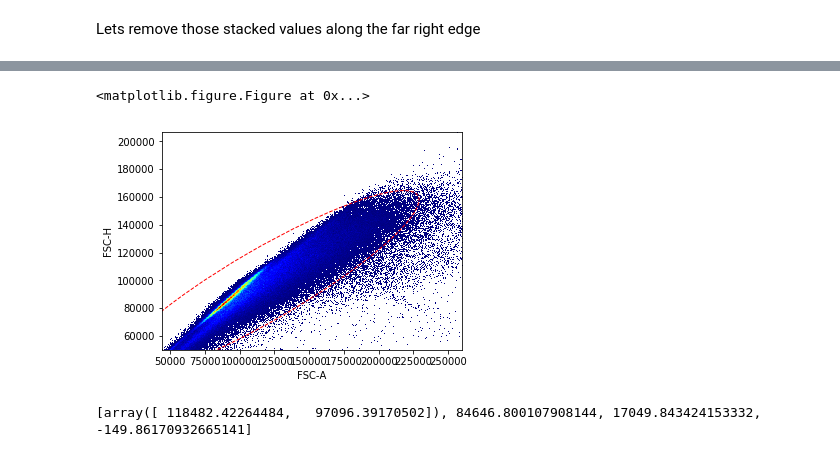
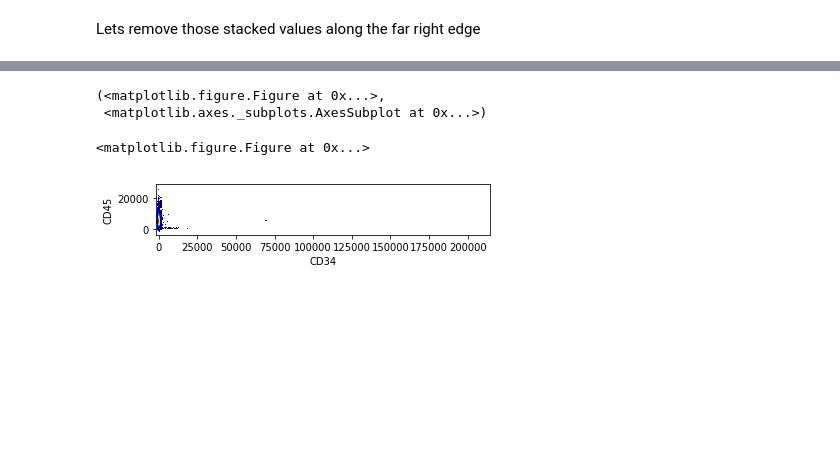
Before and after one commit to LudvigEk/aligater, a Jupyter notebook: pyAliGater_testing.ipynb, the cells around one changed output, grey strips where cells are left out. Saved outputs shown, nothing was run; the diff lists cells and outputs as text; code cells hidden in the pictures; blank space fills up the shorter version.

```diff
--- a/pyAliGater_testing.ipynb
+++ b/pyAliGater_testing.ipynb
@@ -62,6 +54,7 @@ gmm=ag.gmm2D(fcsDF, "FSC-A", "FSC-H", nOfComponents=1, vI=no_clutter)
-# %%
-ag.gateGMM(fcsDF, "FSC-A", "FSC-H", gmm, no_clutter, sigma=3);
-# %% [output]
-<matplotlib.figure.Figure at 0x...>
-[figure, removed]
-[array([ 118482.42264484,   97096.39170502]), 84646.800107908144, 17049.843424153332, -149.86170932665141]
+# %%
+ag.plotHeatmap(fcsDF, "CD34","CD45",PBMC)
+# %% [output]
+(<matplotlib.figure.Figure at 0x...>,
+ <matplotlib.axes._subplots.AxesSubplot at 0x...>)
+<matplotlib.figure.Figure at 0x...>
+[figure, added]
```
Also changed, not shown: parts of 11 cells of this notebook, 4 other files.
